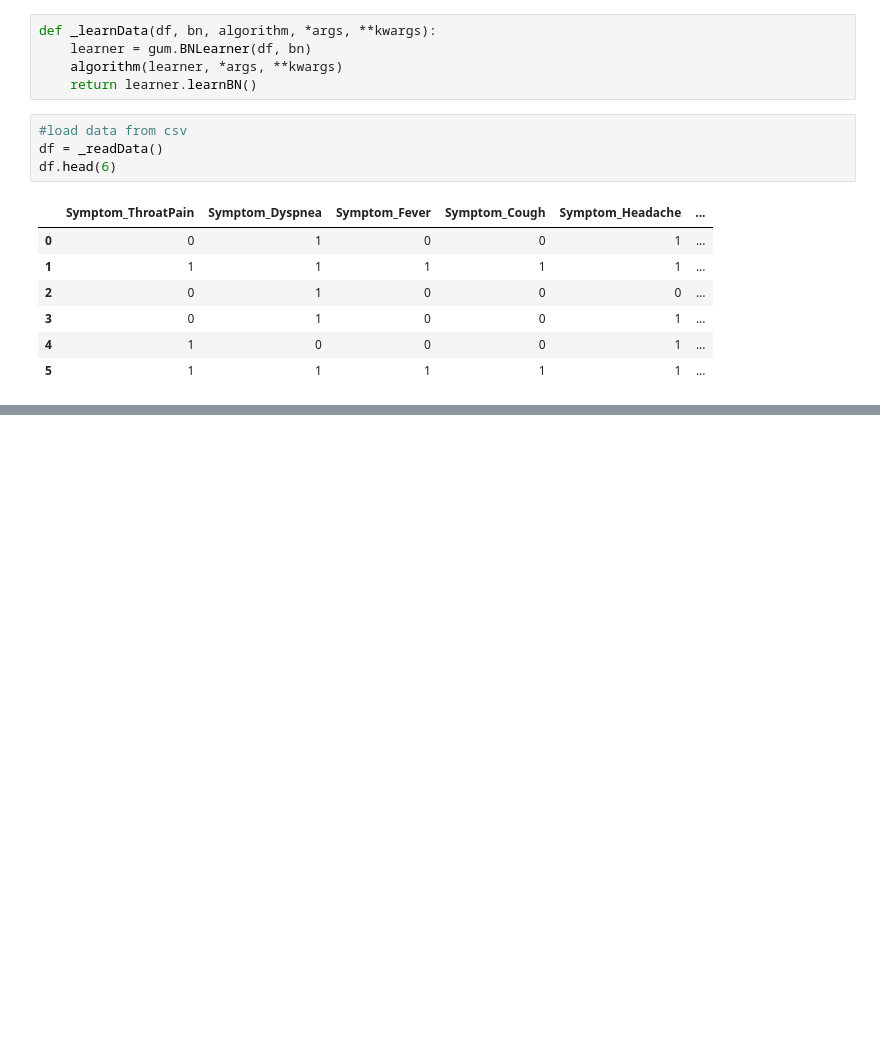
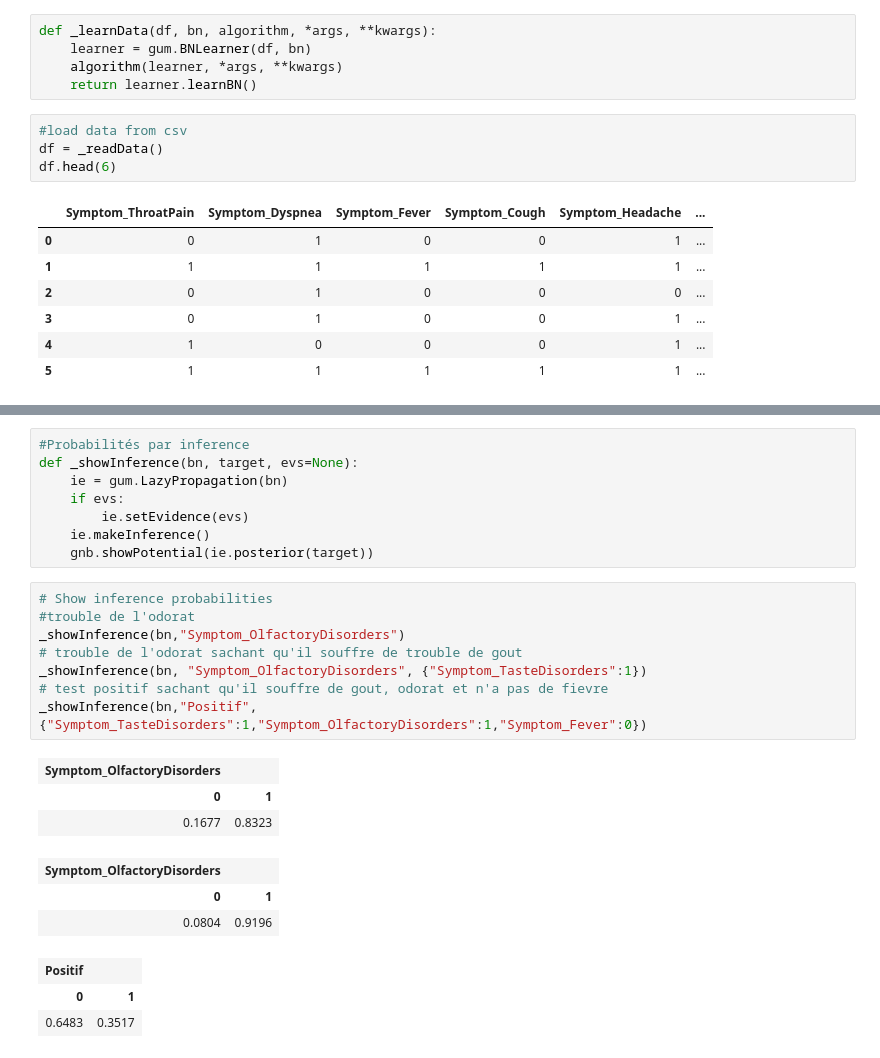
Before and after one commit to Ammaruus/projetia, a Jupyter notebook: projet3/main.ipynb, the cells around one changed output, grey strips where cells are left out. Cells and saved outputs as stored; diff of their text form; blank space fills up the shorter version.

Commit message:
inference graph done

```diff
--- a/projet3/main.ipynb
+++ b/projet3/main.ipynb
@@ -66,0 +108,26 @@ gnbimage.export(bn,"out/covid3.png")
+# %%
+#Probabilités par inference
+def _showInference(bn, target, evs=None):
+    ie = gum.LazyPropagation(bn)
+    if evs:
+        ie.setEvidence(evs)
+    ie.makeInference()
+    gnb.showPotential(ie.posterior(target))
+# %%
+# Show inference probabilities
+#trouble de l'odorat
+_showInference(bn,"Symptom_OlfactoryDisorders")
+# trouble de l'odorat sachant qu'il souffre de trouble de gout
+_showInference(bn, "Symptom_OlfactoryDisorders", {"Symptom_TasteDisorders":1})
+# test positif sachant qu'il souffre de gout, odorat et n'a pas de fievre
+_showInference(bn,"Positif",{"Symptom_TasteDisorders":1,"Symptom_OlfactoryDisorders":1,"Symptom_Fever":0})
+# %% [output]
+| Symptom_OlfactoryDisorders |  |
+| 0 | 1 |
+| 0.1677 | 0.8323 |
+| Symptom_OlfactoryDisorders |  |
+| 0 | 1 |
+| 0.0804 | 0.9196 |
+| Positif |  |
+| 0 | 1 |
+| 0.6483 | 0.3517 |
```
Also changed, not shown: parts of 8 cells of this notebook, 4 other files.
